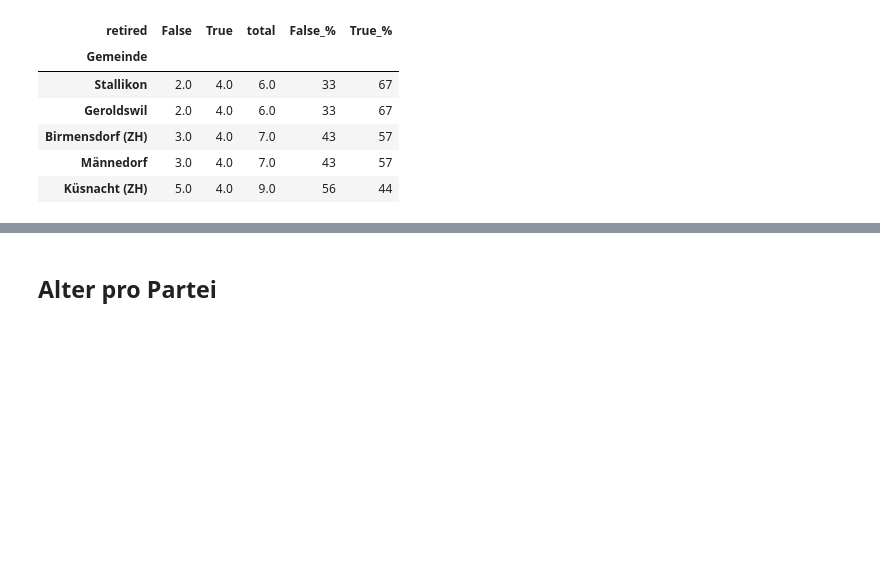
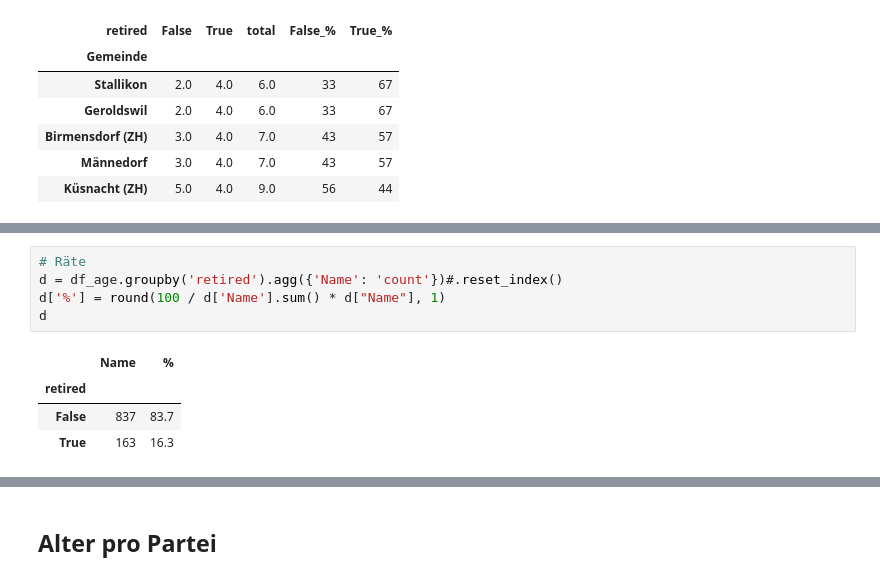
Before and after one commit to simonhuwiler/zh_gemeinderaete, a Jupyter notebook: python/2021_age.ipynb, the cells around one changed output, grey strips where cells are left out. Cells and saved outputs as stored; diff of their text form; blank space fills up the shorter version.

```diff
--- a/python/2021_age.ipynb
+++ b/python/2021_age.ipynb
@@ -154,0 +175,10 @@ df_age.head()
+# %%
+# Räte
+d = df_age.groupby('retired').agg({'Name': 'count'})#.reset_index()
+d['%'] = round(100 / d['Name'].sum() * d["Name"], 1)
+d
+# %% [output]
+|  | Name | % |
+| retired |  |  |
+| False | 837 | 83.7 |
+| True | 163 | 16.3 |
```
Also changed, not shown: parts of 24 cells of this notebook, 7 other files.
